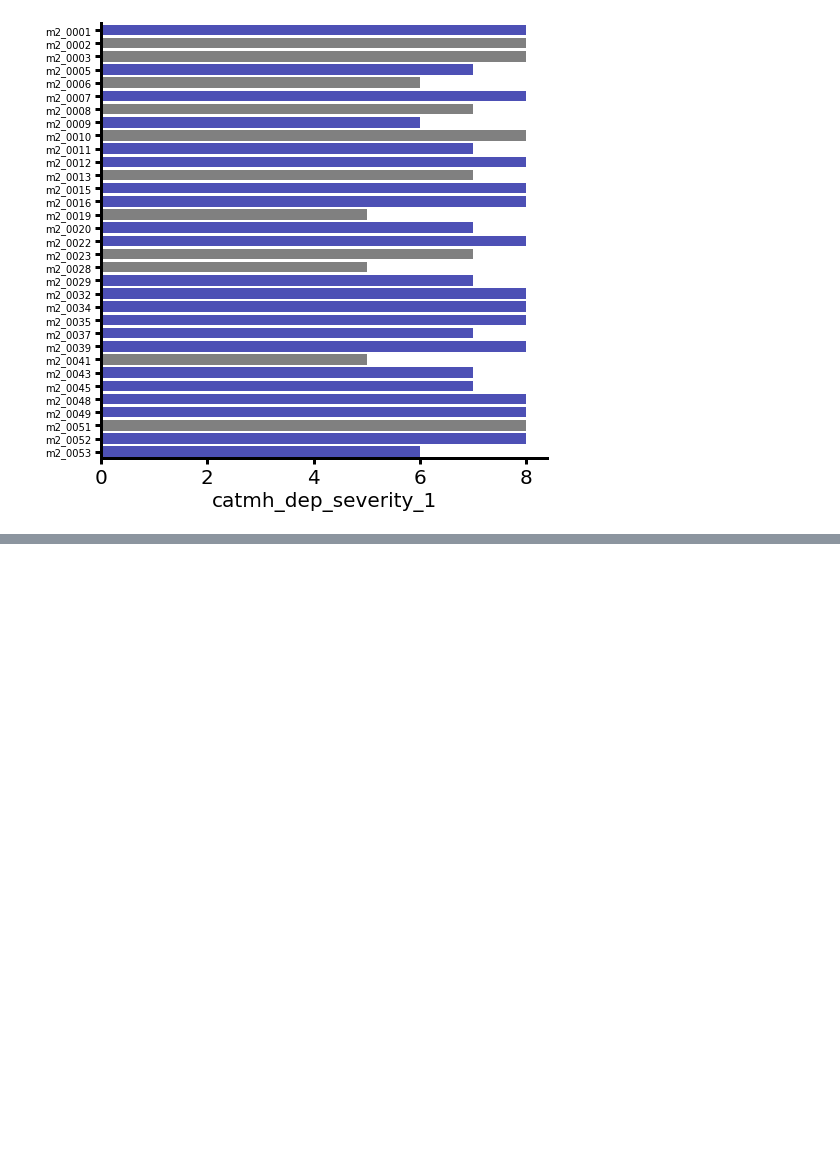
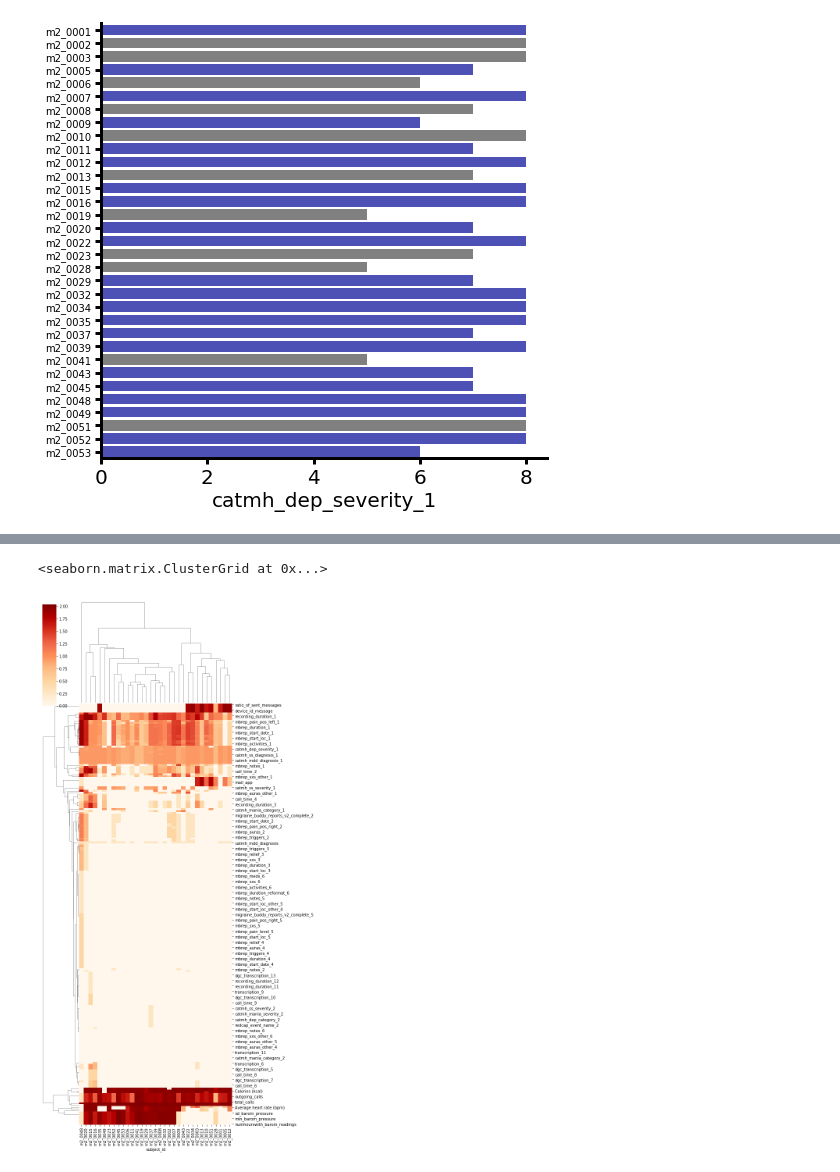
Before and after one commit to akre96/DGC_Migraine_Study, a Jupyter notebook: assess_missing_longitudinal_data.ipynb, the cells around one changed output, grey strips where cells are left out. Cells and saved outputs as stored; diff of their text form; code cells hidden in the pictures; blank space fills up the shorter version.

```diff
--- a/assess_missing_longitudinal_data.ipynb
+++ b/assess_missing_longitudinal_data.ipynb
@@ -163,0 +224,6 @@ plt.rcParams.update({'figure.max_open_warning': 20})
+# %%
+import numpy as np
+sns.clustermap(np.log10(1+desc_data.set_index('subject_id').T), cmap='OrRd', figsize=(10,20))
+# %% [output]
+<seaborn.matrix.ClusterGrid at 0x...>
+[figure, added]
```
Also changed, not shown: parts of 4 cells of this notebook, 9 other files.
